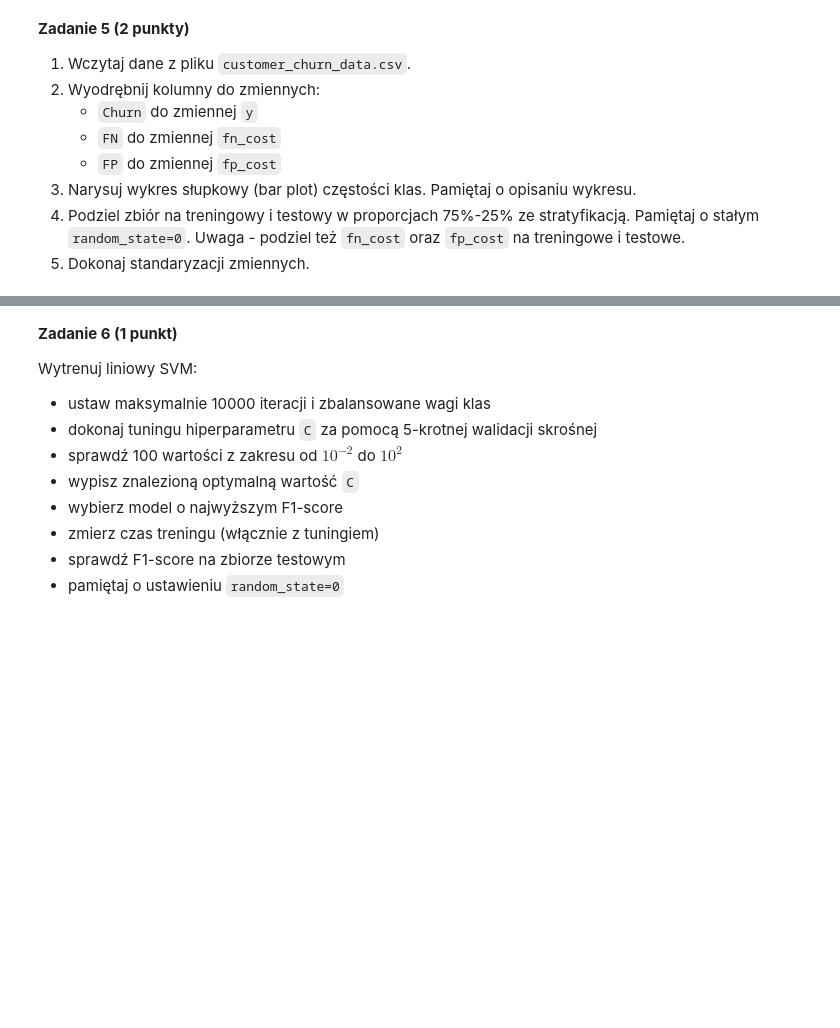
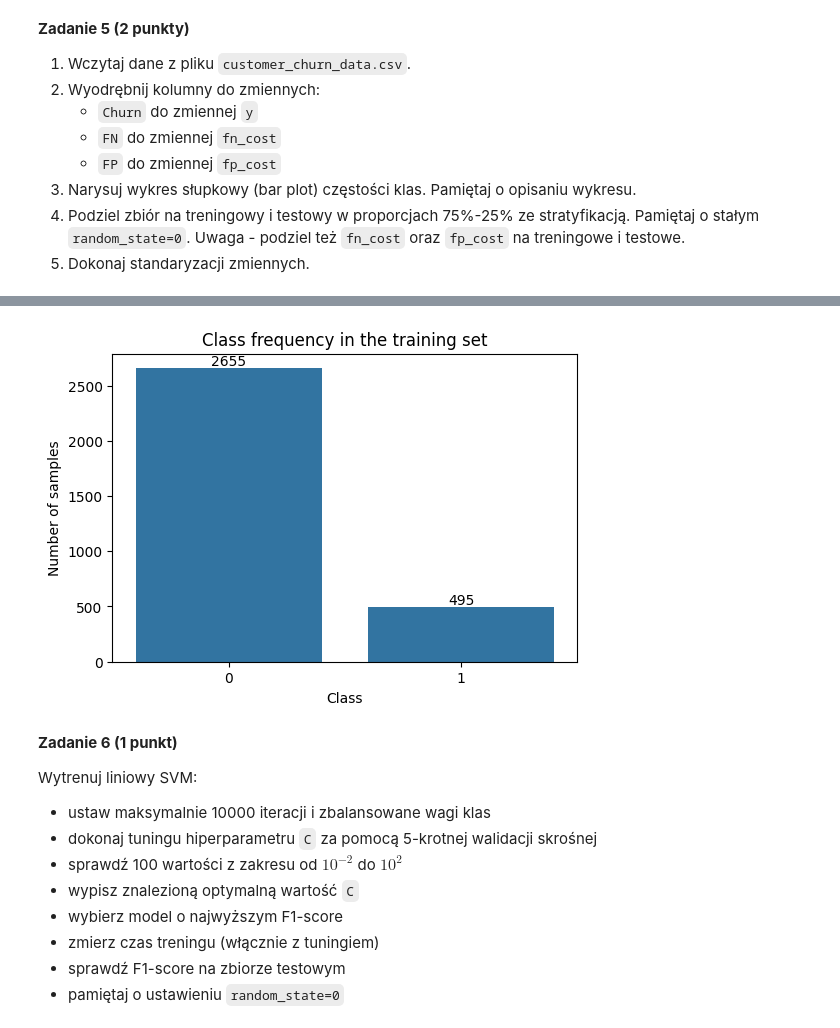
Before and after one commit to WSm-77/basics_of_machine_learning, a Jupyter notebook: lab3/notebook.ipynb, the cells around one changed output, grey strips where cells are left out. Drawn from its saved outputs; the diff is of its cells as text; code cells hidden in the pictures; blank space fills up the shorter version.

```diff
--- a/lab3/notebook.ipynb
+++ b/lab3/notebook.ipynb
@@ -403,0 +406,9 @@ Zbiór został wzięty z Kaggle (opublikował go tam Ruholla Jafari-Marandi). W
+# %%
+data_path = list(Path('.').rglob('customer_churn_data.csv'))
+if not data_path:
+    raise FileNotFoundError('Could not find the required file.')
+
+train_path = data_path[0]
+
+df = pd.read_csv(train_path)
+df.head()
@@ -403,0 +422,17 @@ Zbiór został wzięty z Kaggle (opublikował go tam Ruholla Jafari-Marandi). W
+# %%
+y = df.pop('Churn')
+FN = df.pop('FN')
+FP = df.pop('FP')
+X = df
+# %%
+counts = pd.Series(y).value_counts().sort_index()
+plt.figure(figsize=(6,4))
+sns.barplot(x=counts.index.astype(str), y=counts.values)
+plt.xlabel('Class')
+plt.ylabel('Number of samples')
+plt.title('Class frequency in the training set')
+for i, v in enumerate(counts.values):
+    plt.text(i, v, str(v), ha='center', va='bottom')
+plt.show()
+# %% [output]
+[figure, added]
```
Also changed, not shown: parts of 32 cells of this notebook.
